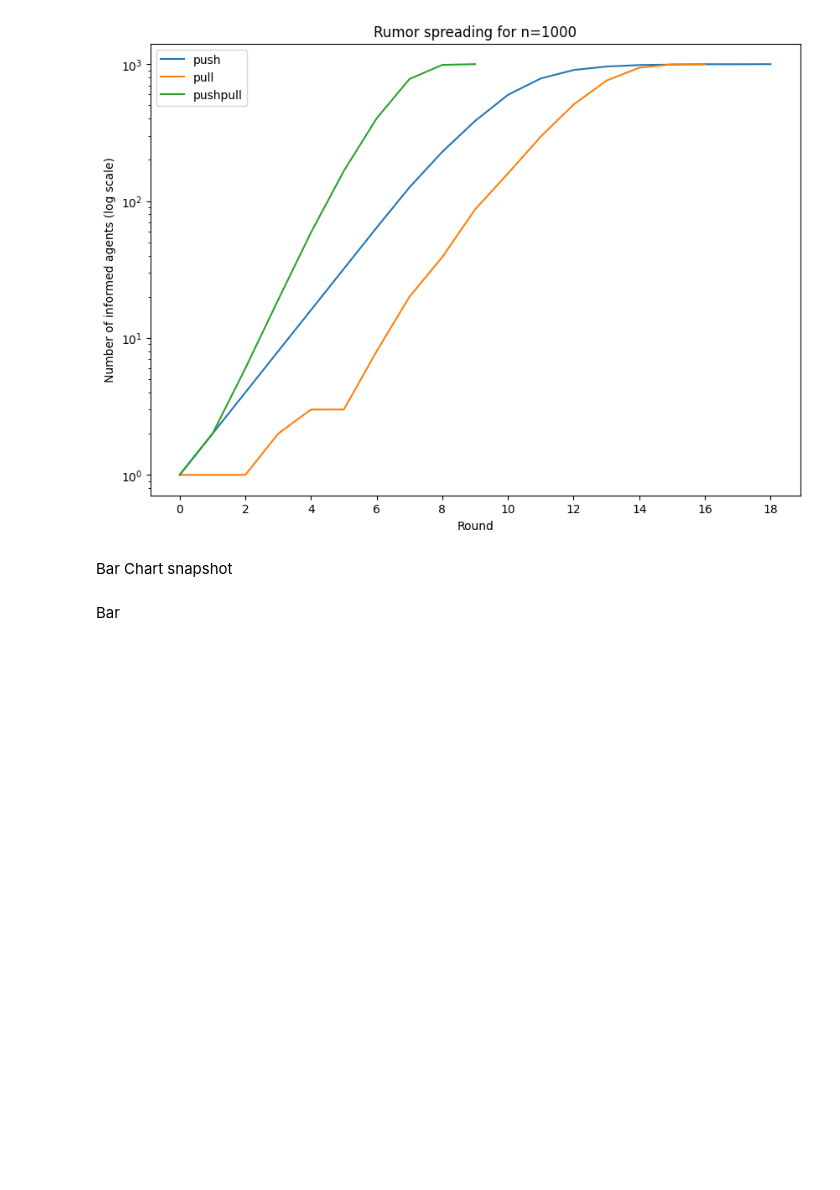
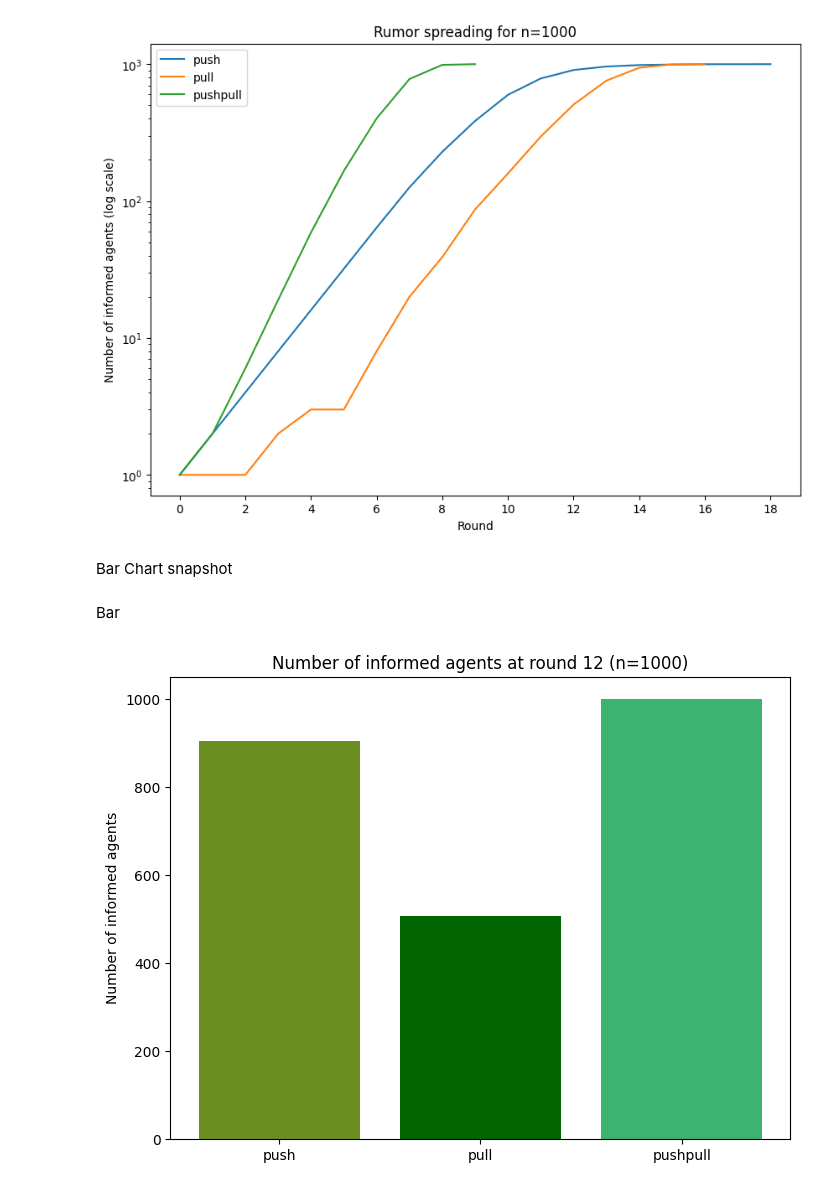
Before and after one commit to bayanchik/Data-Mining-Randomized-Rumor-Spread, a Jupyter notebook: simulation.ipynb, the cells around one changed output. Cells and saved outputs as stored; diff of their text form; code cells hidden in the pictures; blank space fills up the shorter version.

Commit message:
Kaggle Notebook | simulation | Version 3

```diff
--- a/simulation.ipynb
+++ b/simulation.ipynb
@@ -64,30 +64,31 @@ Bar Chart snapshot
 # %% [markdown]
 Bar
 # %%
-# ==== Parameters ====
 n = 1000
 protocols = ["push", "pull", "pushpull"]
 seed = 42
-round_rand = 5  # random round
+round_rand = 12 # random round
 
-# ==== Run simulations ====
+# Run simulations
 results = {proto: simulate(n, protocol=proto, seed=seed) for proto in protocols}
 
 bar_values = []
 for proto in protocols:
     counts = results.get(proto, np.array([], dtype=int))
     if counts.size == 0:
         val = 0
     else:
         # take the value at round_to_show if available, otherwise last recorded round
         idx = min(round_rand, counts.size - 1)
         val = int(counts[idx])
     bar_values.append(val)
 
 # ==== Plot snapshot as bar chart ====
 plt.figure(figsize=(8, 6))
-bars = plt.bar(protocols, bar_values, )
+bars = plt.bar(protocols, bar_values,color=["olivedrab", "darkgreen", "mediumseagreen"] )
 plt.ylabel("Number of informed agents")
-plt.title(f"Number of informed agents at round {round_to_show} (n={n})")
+plt.title(f"Number of informed agents at round {round_rand} (n={n})")
 
 plt.show()
+# %% [output]
+[figure, added]
```
Also changed, not shown: parts of 1 cell of this notebook.
